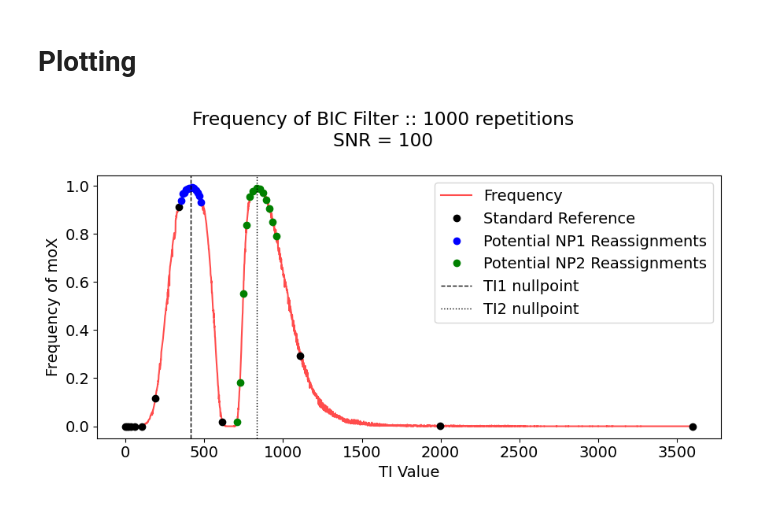
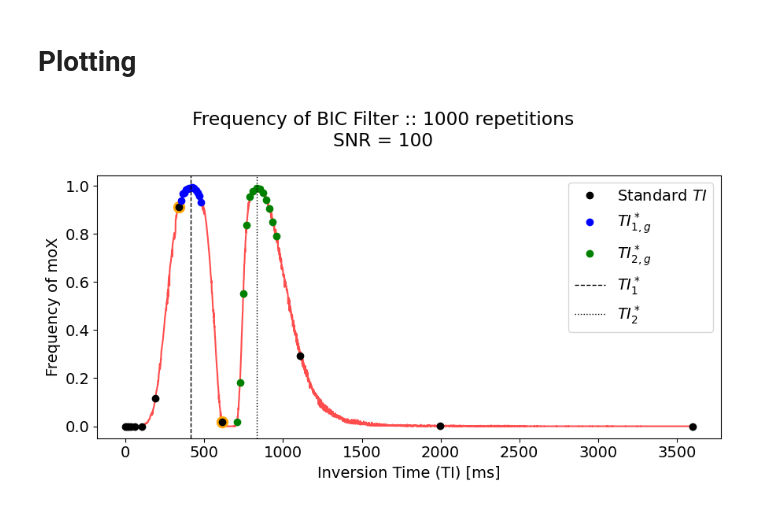
Before and after one commit to Griffin997/Stabilization, a Jupyter notebook: Analytical_BIC/freqDATA_Analysis.ipynb, the cells around one changed output. Cells and saved outputs as stored; diff of their text form; code cells hidden in the pictures.

Commit message:
label for moved points

```diff
--- a/Analytical_BIC/freqDATA_Analysis.ipynb
+++ b/Analytical_BIC/freqDATA_Analysis.ipynb
@@ -122,26 +122,27 @@ assert(freq_np2.shape[0] == len(np2_array))
 # %%
 SNR_oi = 0
 assert(SNR_oi < len(SNR_array))
 
 plt.rc('font', size = 14)
 fig, ax = plt.subplots(1,1, figsize=(9,5), tight_layout=True)
 fig.suptitle(f'Frequency of BIC Filter :: {var_reps} repetitions\nSNR = {SNR_array[SNR_oi]}')
 
 
-ax.plot(TI_STANDARD, freq_mat[:,SNR_oi], alpha = 0.7, color = 'r', label = 'Frequency')
+ax.plot(TI_STANDARD, freq_mat[:,SNR_oi], alpha = 0.7, color = 'r')
 
-ax.plot(TI_SR, freq_SR, marker = 'o', color = 'k', ls = '', label = "Standard Reference")
-ax.plot(np1_array, freq_np1, marker = 'o', color = 'b', ls = '', label = "Potential NP1 Reassignments")
-ax.plot(np2_array, freq_np2, marker = 'o', color = 'g', ls = '', label = "Potential NP2 Reassignments")
+ax.plot(TI_SR[[-5,-4]], freq_SR[[-5,-4]], marker = 'o', color = 'orange', markersize = 10, ls = '')
+ax.plot(TI_SR, freq_SR, marker = 'o', color = 'k', ls = '', label = r'Standard $TI$')
+ax.plot(np1_array, freq_np1, marker = 'o', color = 'b', ls = '', label = r"$TI_{1,g}^*$")
+ax.plot(np2_array, freq_np2, marker = 'o', color = 'g', ls = '', label = r"$TI_{2,g}^*$")
 
-ax.axvline(x=TI1star, linewidth=1, label= 'TI1 nullpoint', color='k', ls = '--')
-ax.axvline(x=TI2star, linewidth=1, label= 'TI2 nullpoint', color='k', ls = ':')
+ax.axvline(x=TI1star, linewidth=1, label= r'$TI_1^*$', color='k', ls = '--')
+ax.axvline(x=TI2star, linewidth=1, label= r'$TI_2^*$', color='k', ls = ':')
 
-ax.set_xlabel('TI Value')
+ax.set_xlabel('Inversion Time (TI) [ms]')
 ax.set_ylabel('Frequency of moX')
 # ax.set_title('TI1 nullpoint')
 ax.legend()
 
 plt.show()
 # %% [output]
-[figure, old version]
+[figure, new version]
```
